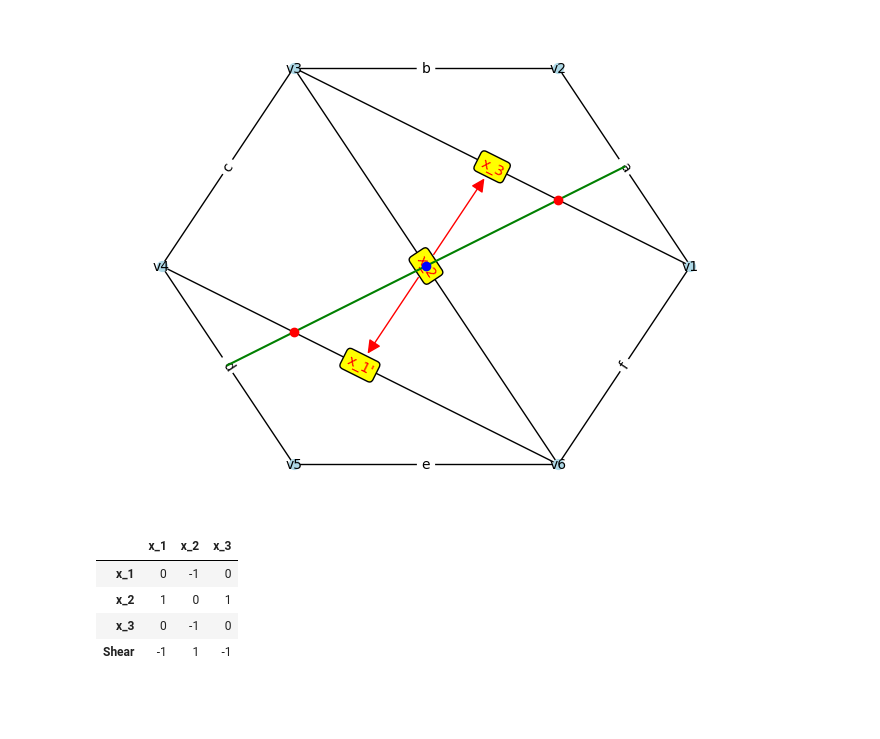
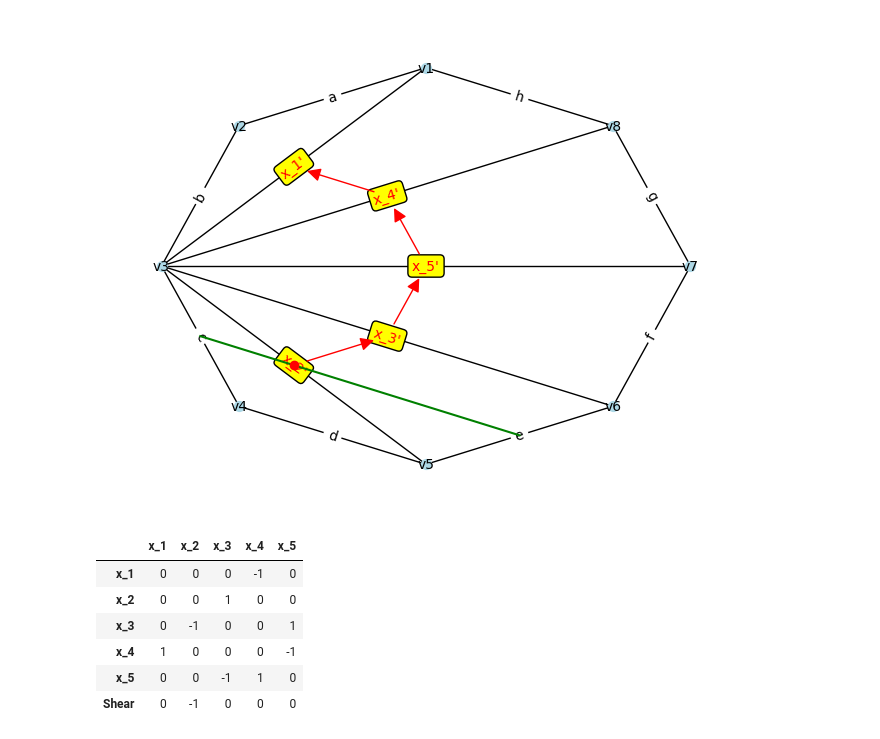
Before and after one commit to eunsung-lim/cluster-algebra, a Jupyter notebook: test.ipynb, the cells around one changed output. Saved outputs shown, nothing was run; the diff lists cells and outputs as text; code cells hidden in the pictures; blank space fills up the shorter version.

```diff
--- a/test.ipynb
+++ b/test.ipynb
@@ -24,11 +24,11 @@ from geometry.cluster import *
 initialize()
 
 # 초기 세팅
-n = 6
+n = 8
 
 # 원 위의 n각형
 vertices = [
-    Vertex(cos(2 * pi * i / n), sin(2 * pi * i / n))
+    Vertex(cos(2 * pi * i / n + pi/2), sin(2 * pi * i / n + pi/2))
     for i in range(n)
 ]
 
@@ -39,16 +39,16 @@ frozens = [
 
 # Triangulation Edges
 clusters = [
-    ClusterVariable(vertices[2], vertices[4]),
-    ClusterVariable(vertices[2], vertices[5]),
-    ClusterVariable(vertices[0], vertices[2]),
-    # ClusterVariable(vertices[0], vertices[i]) for i in range(2, n-1)
-    # ClusterVariable(vertices[0], vertices[i]) for i in range(2, n-1)
+    ClusterVariable(vertices[1], vertices[3], name="x_1"),
+    ClusterVariable(vertices[0], vertices[3], name="x_2"),
+    ClusterVariable(vertices[0], vertices[4], name="x_3"),
+    ClusterVariable(vertices[0], vertices[5], name="x_4"),
+    ClusterVariable(vertices[5], vertices[7], name="x_5"),
 ]
 
 # Laminations
 laminations = LaminationList([
-    Lamination(1, 4),
+    Lamination(3, 5),
     # Lamination(1, 4),
     # Lamination(1, 3),
 ])
@@ -81,11 +83,18 @@ q.get_exchange_matrix()
 # %%
 q.flip(1)
+q.flip(2)
+q.flip(3)
+q.flip(4)
+q.flip(5)
+# q.flip(1)
 q.plot()
 q.get_exchange_matrix()
 # %% [output]
-[figure, old version]
+[figure, new version]
-|  | x_1 | x_2 | x_3 |
-| x_1 | 0 | -1 | 0 |
-| x_2 | 1 | 0 | 1 |
-| x_3 | 0 | -1 | 0 |
-| Shear | -1 | 1 | -1 |
+|  | x_1 | x_2 | x_3 | x_4 | x_5 |
+| x_1 | 0 | 0 | 0 | -1 | 0 |
+| x_2 | 0 | 0 | 1 | 0 | 0 |
+| x_3 | 0 | -1 | 0 | 0 | 1 |
+| x_4 | 1 | 0 | 0 | 0 | -1 |
+| x_5 | 0 | 0 | -1 | 1 | 0 |
+| Shear | 0 | -1 | 0 | 0 | 0 |
```
Also changed, not shown: parts of 6 cells of this notebook, 4 other files.
